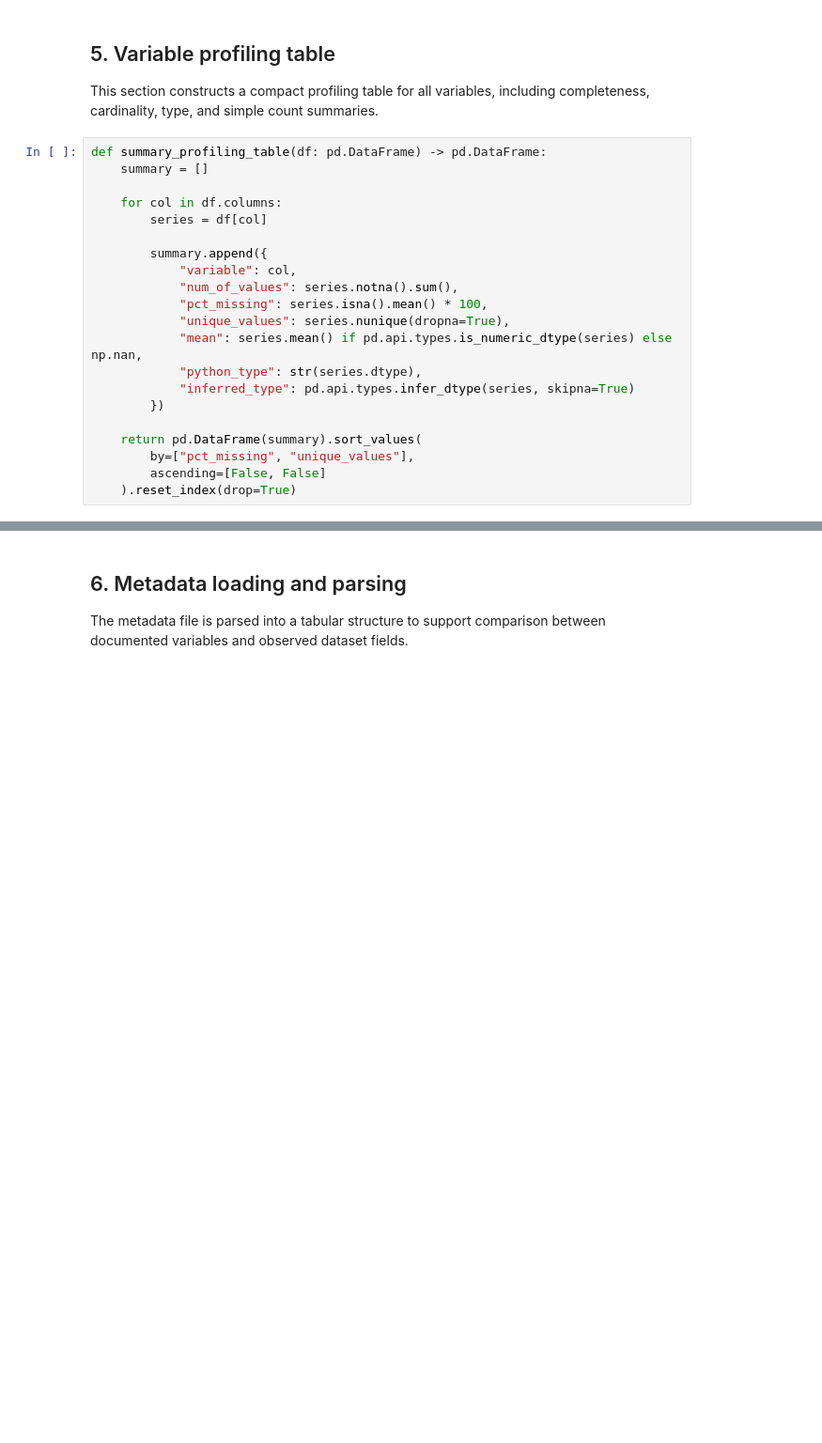
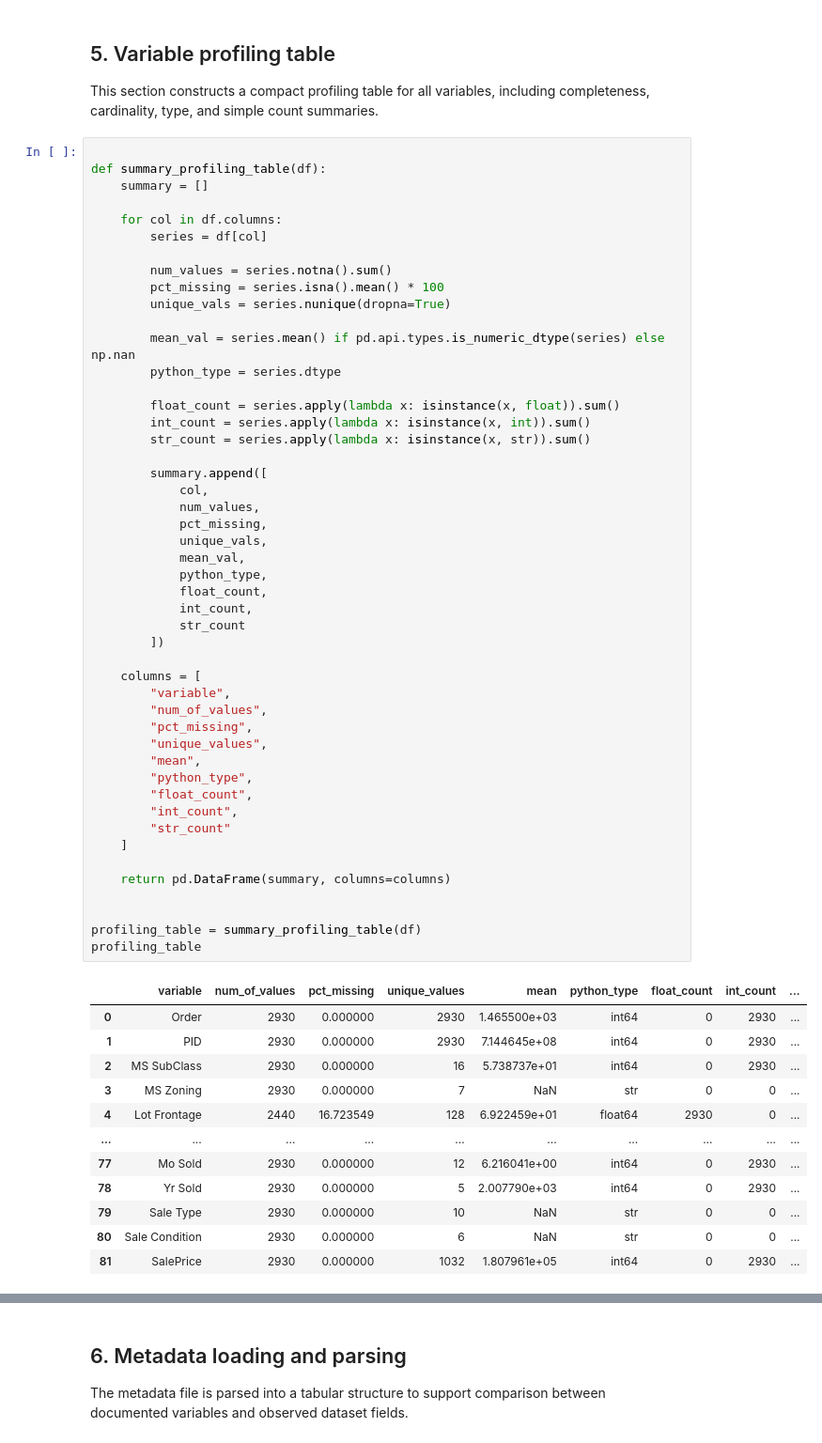
Before and after one commit to Uranarc/DataScienceAvancada, a Jupyter notebook: notebooks/data.ipynb, the cells around one changed output, grey strips where cells are left out. Shown at 94% size. Cells and saved outputs as stored; diff of their text form; blank space fills up the shorter version.

```diff
--- a/notebooks/data.ipynb
+++ b/notebooks/data.ipynb
@@ -87,23 +85,63 @@ df.describe()
  ## 5. Variable profiling table
  This section constructs a compact profiling table for all variables, including completeness, cardinality, type, and simple count summaries.
 # %%
-def summary_profiling_table(df: pd.DataFrame) -> pd.DataFrame:
+
+def summary_profiling_table(df):
     summary = []
 
     for col in df.columns:
         series = df[col]
 
-        summary.append({
-            "variable": col,
-            "num_of_values": series.notna().sum(),
-            "pct_missing": series.isna().mean() * 100,
-            "unique_values": series.nunique(dropna=True),
-            "mean": series.mean() if pd.api.types.is_numeric_dtype(series) else np.nan,
-            "python_type": str(series.dtype),
-            "inferred_type": pd.api.types.infer_dtype(series, skipna=True)
-        })
+        num_values = series.notna().sum()
+        pct_missing = series.isna().mean() * 100
+        unique_vals = series.nunique(dropna=True)
 
-    return pd.DataFrame(summary).sort_values(
-        by=["pct_missing", "unique_values"],
-        ascending=[False, False]
-    ).reset_index(drop=True)
+        mean_val = series.mean() if pd.api.types.is_numeric_dtype(series) else np.nan
+        python_type = series.dtype
+
+        float_count = series.apply(lambda x: isinstance(x, float)).sum()
+        int_count = series.apply(lambda x: isinstance(x, int)).sum()
+        str_count = series.apply(lambda x: isinstance(x, str)).sum()
+
+        summary.append([
+            col,
+            num_values,
+            pct_missing,
+            unique_vals,
+            mean_val,
+            python_type,
+            float_count,
+            int_count,
+            str_count
+        ])
+
+    columns = [
+        "variable",
+        "num_of_values",
+        "pct_missing",
+        "unique_values",
+        "mean",
+        "python_type",
+        "float_count",
+        "int_count",
+        "str_count"
+    ]
+
+    return pd.DataFrame(summary, columns=columns)
+
+
+profiling_table = summary_profiling_table(df)
+profiling_table
+# %% [output]
+|  | variable | num_of_values | pct_missing | unique_values | mean | python_type | float_count | int_count | ... |
+| 0 | Order | 2930 | 0.000000 | 2930 | 1.465500e+03 | int64 | 0 | 2930 | ... |
+| 1 | PID | 2930 | 0.000000 | 2930 | 7.144645e+08 | int64 | 0 | 2930 | ... |
+| 2 | MS SubClass | 2930 | 0.000000 | 16 | 5.738737e+01 | int64 | 0 | 2930 | ... |
+| 3 | MS Zoning | 2930 | 0.000000 | 7 | NaN | str | 0 | 0 | ... |
+| 4 | Lot Frontage | 2440 | 16.723549 | 128 | 6.922459e+01 | float64 | 2930 | 0 | ... |
+| ... | ... | ... | ... | ... | ... | ... | ... | ... | ... |
+| 77 | Mo Sold | 2930 | 0.000000 | 12 | 6.216041e+00 | int64 | 0 | 2930 | ... |
+| 78 | Yr Sold | 2930 | 0.000000 | 5 | 2.007790e+03 | int64 | 0 | 2930 | ... |
+| 79 | Sale Type | 2930 | 0.000000 | 10 | NaN | str | 0 | 0 | ... |
+| 80 | Sale Condition | 2930 | 0.000000 | 6 | NaN | str | 0 | 0 | ... |
+| 81 | SalePrice | 2930 | 0.000000 | 1032 | 1.807961e+05 | int64 | 0 | 2930 | ... |
```
Also changed, not shown: parts of 47 cells of this notebook.
